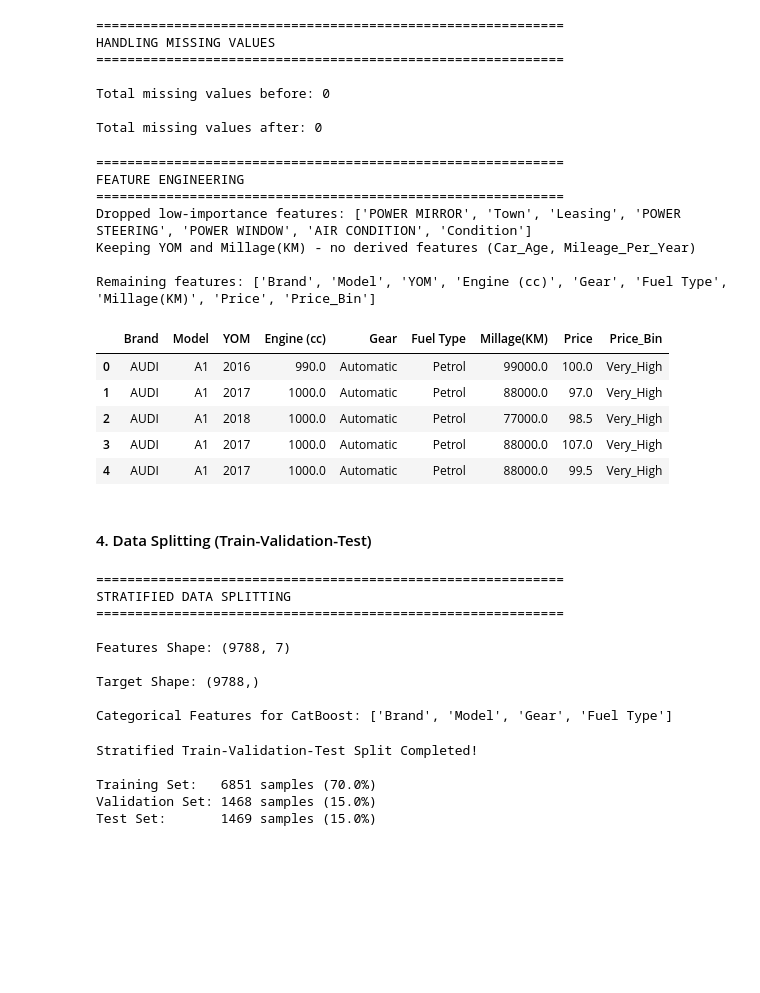
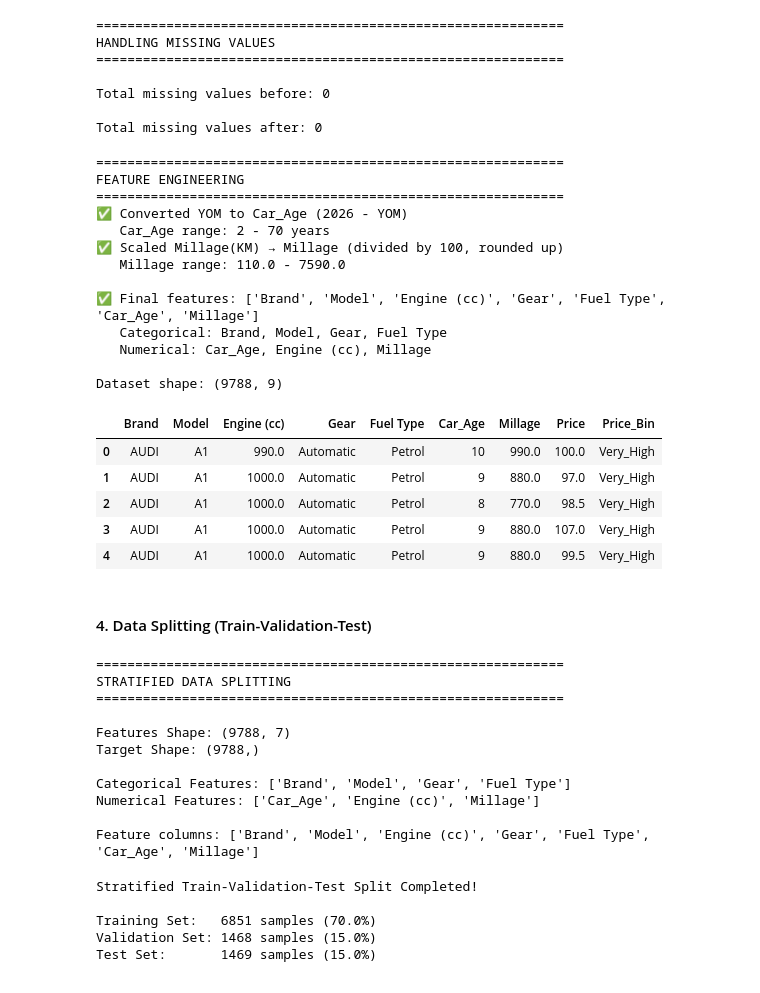
Before and after one commit to Dhammika-Mahendra/AutoMetric, a Jupyter notebook: scripts/notebook.ipynb, the cells around one changed output. Saved outputs shown, nothing was run; the diff lists cells and outputs as text; code cells hidden in the pictures; blank space fills up the shorter version.

Commit message:
model fine tuned again for better accuracy

```diff
--- a/scripts/notebook.ipynb
+++ b/scripts/notebook.ipynb
@@ -81,46 +81,59 @@ Total missing values after: 0
 # %%
 # Feature Engineering
 print("=" * 60)
 print("FEATURE ENGINEERING")
 print("=" * 60)
 
-# Convert Date to datetime for reference (will be dropped)
+# Drop Date column
 df_processed['Date'] = pd.to_datetime(df_processed['Date'])
-
-# Drop the Date column - we don't use date-based features for prediction
 df_processed = df_processed.drop('Date', axis=1)
 
-# Drop low-importance features based on SHAP analysis
-low_importance_features = ['POWER MIRROR', 'Town', 'Leasing', 'POWER STEERING',
-                           'POWER WINDOW', 'AIR CONDITION', 'Condition']
+# Convert YOM to Car_Age (current year - YOM)
+current_year = 2026
+df_processed['Car_Age'] = current_year - df_processed['YOM']
+df_processed = df_processed.drop('YOM', axis=1)
+print(f"✅ Converted YOM to Car_Age (2026 - YOM)")
+print(f"   Car_Age range: {df_processed['Car_Age'].min()} - {df_processed['Car_Age'].max()} years")
 
-# Only drop features that exist in the dataframe
-existing_low_importance = [f for f in low_importance_features if f in df_processed.columns]
-df_processed = df_processed.drop(columns=existing_low_importance)
+# Scale down Millage(KM) by dividing by 100 and rounding up
+df_processed['Millage'] = np.ceil(df_processed['Millage(KM)'] / 100)
+df_processed = df_processed.drop('Millage(KM)', axis=1)
+print(f"✅ Scaled Millage(KM) → Millage (divided by 100, rounded up)")
+print(f"   Millage range: {df_processed['Millage'].min()} - {df_processed['Millage'].max()}")
 
-print(f"Dropped low-importance features: {existing_low_importance}")
-print(f"Keeping YOM and Millage(KM) - no derived features (Car_Age, Mileage_Per_Year)")
+# Keep only the selected features + target
+feature_cols = ['Brand', 'Model', 'Engine (cc)', 'Gear', 'Fuel Type', 'Car_Age', 'Millage']
+df_processed = df_processed[feature_cols + ['Price']]
 
-# Create price bins for stratified splitting (based on price ranges)
+print(f"\n✅ Final features: {feature_cols}")
+print(f"   Categorical: Brand, Model, Gear, Fuel Type")
+print(f"   Numerical: Car_Age, Engine (cc), Millage")
+
+# Create price bins for stratified splitting
 df_processed['Price_Bin'] = pd.qcut(df_processed['Price'], q=5, labels=['Very_Low', 'Low', 'Medium', 'High', 'Very_High'])
 
-print(f"\nRemaining features: {df_processed.columns.tolist()}")
-
+print(f"\nDataset shape: {df_processed.shape}")
 df_processed.head()
 # %% [output]
 ============================================================
 FEATURE ENGINEERING
 ============================================================
-Dropped low-importance features: ['POWER MIRROR', 'Town', 'Leasing', 'POWER STEERING', 'POWER WINDOW', 'AIR CONDITION', 'Condition']
-Keeping YOM and Millage(KM) - no derived features (Car_Age, Mileage_Per_Year)
+✅ Converted YOM to Car_Age (2026 - YOM)
+   Car_Age range: 2 - 70 years
+✅ Scaled Millage(KM) → Millage (divided by 100, rounded up)
+   Millage range: 110.0 - 7590.0
 
-Remaining features: ['Brand', 'Model', 'YOM', 'Engine (cc)', 'Gear', 'Fuel Type', 'Millage(KM)', 'Price', 'Price_Bin']
+✅ Final features: ['Brand', 'Model', 'Engine (cc)', 'Gear', 'Fuel Type', 'Car_Age', 'Millage']
+   Categorical: Brand, Model, Gear, Fuel Type
+   Numerical: Car_Age, Engine (cc), Millage
+
+Dataset shape: (9788, 9)
-|  | Brand | Model | YOM | Engine (cc) | Gear | Fuel Type | Millage(KM) | Price | Price_Bin |
-| 0 | AUDI | A1 | 2016 | 990.0 | Automatic | Petrol | 99000.0 | 100.0 | Very_High |
-| 1 | AUDI | A1 | 2017 | 1000.0 | Automatic | Petrol | 88000.0 | 97.0 | Very_High |
-| 2 | AUDI | A1 | 2018 | 1000.0 | Automatic | Petrol | 77000.0 | 98.5 | Very_High |
-| 3 | AUDI | A1 | 2017 | 1000.0 | Automatic | Petrol | 88000.0 | 107.0 | Very_High |
-| 4 | AUDI | A1 | 2017 | 1000.0 | Automatic | Petrol | 88000.0 | 99.5 | Very_High |
+|  | Brand | Model | Engine (cc) | Gear | Fuel Type | Car_Age | Millage | Price | Price_Bin |
+| 0 | AUDI | A1 | 990.0 | Automatic | Petrol | 10 | 990.0 | 100.0 | Very_High |
+| 1 | AUDI | A1 | 1000.0 | Automatic | Petrol | 9 | 880.0 | 97.0 | Very_High |
+| 2 | AUDI | A1 | 1000.0 | Automatic | Petrol | 8 | 770.0 | 98.5 | Very_High |
+| 3 | AUDI | A1 | 1000.0 | Automatic | Petrol | 9 | 880.0 | 107.0 | Very_High |
+| 4 | AUDI | A1 | 1000.0 | Automatic | Petrol | 9 | 880.0 | 99.5 | Very_High |
 # %% [markdown]
 #### 4. Data Splitting (Train-Validation-Test)
 # %%
@@ -130,7 +143,6 @@ print("STRATIFIED DATA SPLITTING")
 print("=" * 60)
 
 # Create stratification key combining Brand and Price_Bin
-# This ensures both brand diversity and price range diversity in train/test sets
 df_processed['Stratify_Key'] = df_processed['Brand'].astype(str) + '_' + df_processed['Price_Bin'].astype(str)
 
 # Handle rare combinations by grouping them
@@ -143,23 +155,29 @@ X = df_processed.drop(['Price', 'Price_Bin', 'Stratify_Key'], axis=1)
 y = df_processed['Price']
 stratify_key = df_processed['Stratify_Key']
 
-# Identify categorical features for CatBoost (handles both 'object' and 'string' dtypes)
-cat_features = [col for col in X.columns if X[col].dtype in ['object', 'string', 'str']
-                or str(X[col].dtype) == 'str']
+# Define categorical features explicitly
+cat_features = ['Brand', 'Model', 'Gear', 'Fuel Type']
+
+# Numerical features: Car_Age, Engine (cc), Millage
+numerical_features = ['Car_Age', 'Engine (cc)', 'Millage']
 
 print(f"\nFeatures Shape: {X.shape}")
-print(f"\nTarget Shape: {y.shape}")
-print(f"\nCategorical Features for CatBoost: {cat_features}")
+print(f"Target Shape: {y.shape}")
+print(f"\nCategorical Features: {cat_features}")
+print(f"Numerical Features: {numerical_features}")
+print(f"\nFeature columns: {X.columns.tolist()}")
 # %% [output]
 ============================================================
 STRATIFIED DATA SPLITTING
 ============================================================
 
 Features Shape: (9788, 7)
-
 Target Shape: (9788,)
 
-Categorical Features for CatBoost: ['Brand', 'Model', 'Gear', 'Fuel Type']
+Categorical Features: ['Brand', 'Model', 'Gear', 'Fuel Type']
+Numerical Features: ['Car_Age', 'Engine (cc)', 'Millage']
+
+Feature columns: ['Brand', 'Model', 'Engine (cc)', 'Gear', 'Fuel Type', 'Car_Age', 'Millage']
 # %%
 # Perform stratified train-validation-test split
 # Using 70-15-15 split to maximize training data while maintaining validation/test sets
```
Also changed, not shown: parts of 9 cells of this notebook, 11 other files.
